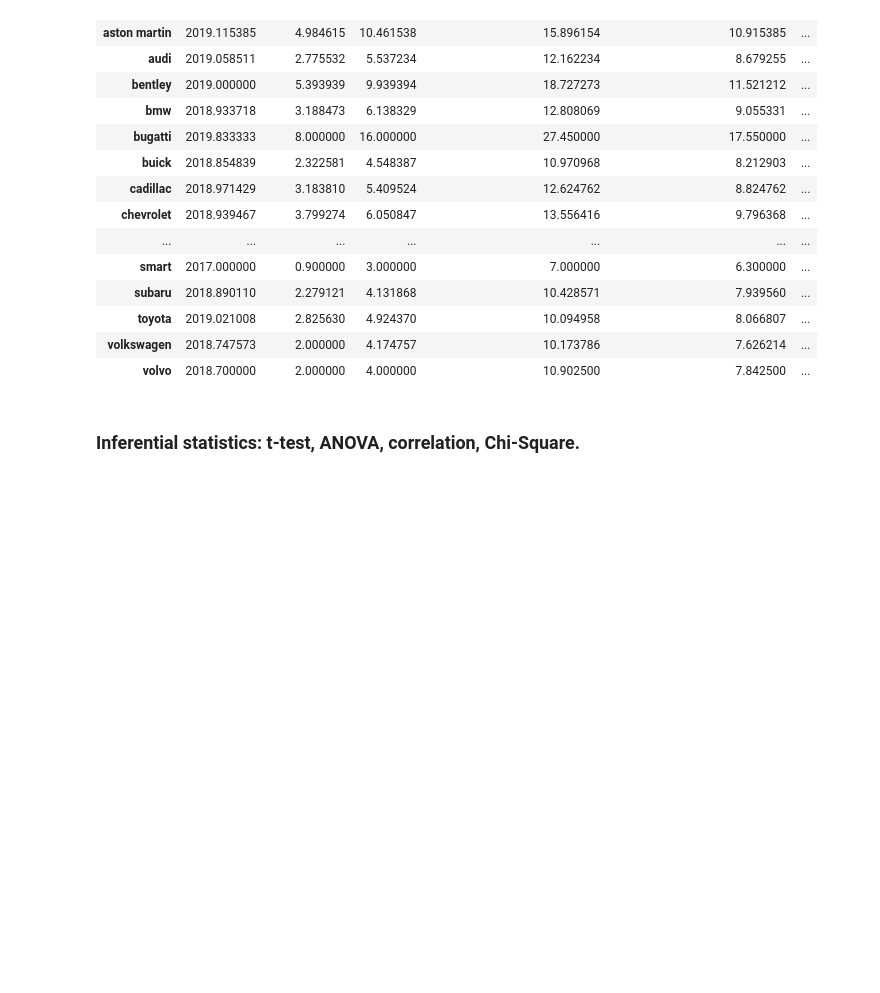
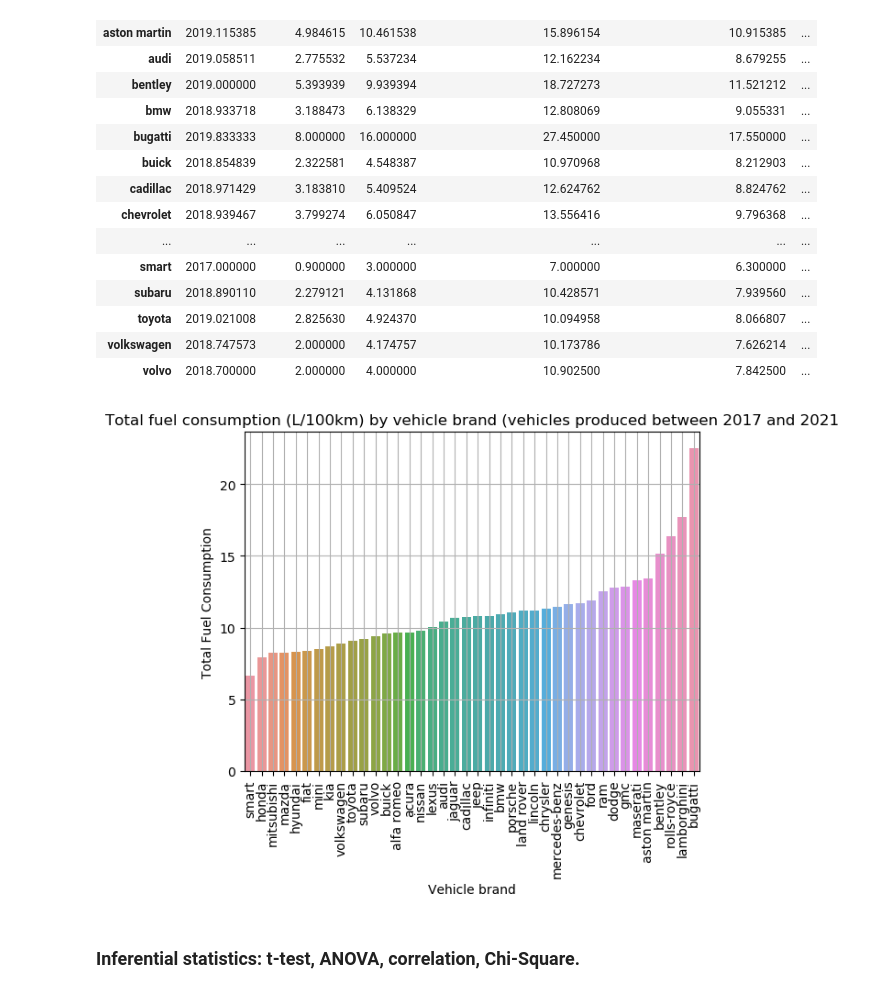
Before and after one commit to lfunderburk/machine-learning-capstone, a Jupyter notebook: notebooks/Research-paper-study.ipynb, the cells around one changed output. Drawn from its saved outputs; the diff is of its cells as text; code cells hidden in the pictures; blank space fills up the shorter version.

```diff
--- a/notebooks/Research-paper-study.ipynb
+++ b/notebooks/Research-paper-study.ipynb
@@ -84,6 +86,10 @@ subset_of_data.head()
 | 957 | 2021 | acura | rdx sh-awd | suv - small | 2.0 | 4.0 | AS10 | Z | ... |
 | 958 | 2021 | acura | rdx sh-awd a-spec | suv - small | 2.0 | 4.0 | AS10 | Z | ... |
 | 959 | 2021 | acura | tlx sh-awd | compact | 2.0 | 4.0 | AS10 | Z | ... |
+# %%
+# compute "Total fuel consumption (l/100 km) as the average of fuelconsumption_city(l/100km)	fuelconsumption_hwy(l/100km)
+subset_copy = subset_of_data.copy()
+subset_copy['fuelconsumption_total(l/100km)'] = (subset_copy['fuelconsumption_city(l/100km)'] + subset_copy['fuelconsumption_hwy(l/100km)'])/2
 # %% [markdown]
 ### Descriptive statistics (mean, median, mode) and dispersion statistics (std, variance, range) are computed
 # %%
@@ -121,5 +127,16 @@ subset_of_data.groupby("make_").mean()
 | toyota | 2019.021008 | 2.825630 | 4.924370 | 10.094958 | 8.066807 | ... |
 | volkswagen | 2018.747573 | 2.000000 | 4.174757 | 10.173786 | 7.626214 | ... |
 | volvo | 2018.700000 | 2.000000 | 4.000000 | 10.902500 | 7.842500 | ... |
+# %%
+sorted_fuel_cons = subset_copy.groupby("make_").mean()['fuelconsumption_total(l/100km)'].reset_index().sort_values(by='fuelconsumption_total(l/100km)')
+sns.barplot(data=sorted_fuel_cons, x="make_", y="fuelconsumption_total(l/100km)")
+plt.xticks(rotation=90)
+plt.title("Total fuel consumption (L/100km) by vehicle brand (vehicles produced between 2017 and 2021")
+plt.ylabel("Total Fuel Consumption")
+plt.xlabel("Vehicle brand")
+plt.grid(True)
+plt.show()
+# %% [output]
+[figure, added]
 # %% [markdown]
 ### Inferential statistics: t-test, ANOVA, correlation, Chi-Square.
```
Also changed, not shown: parts of 3 cells of this notebook.
